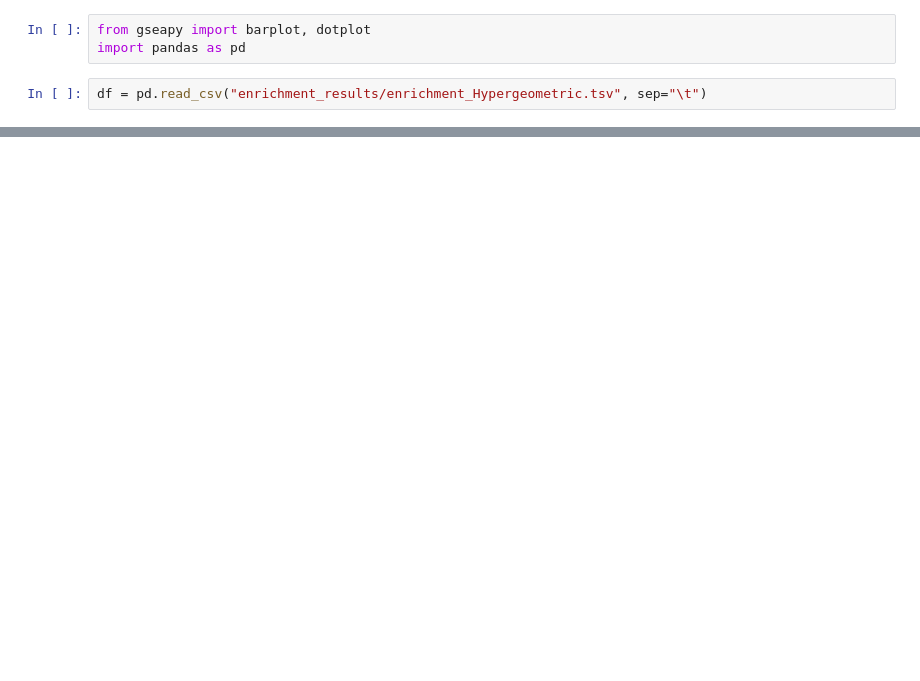
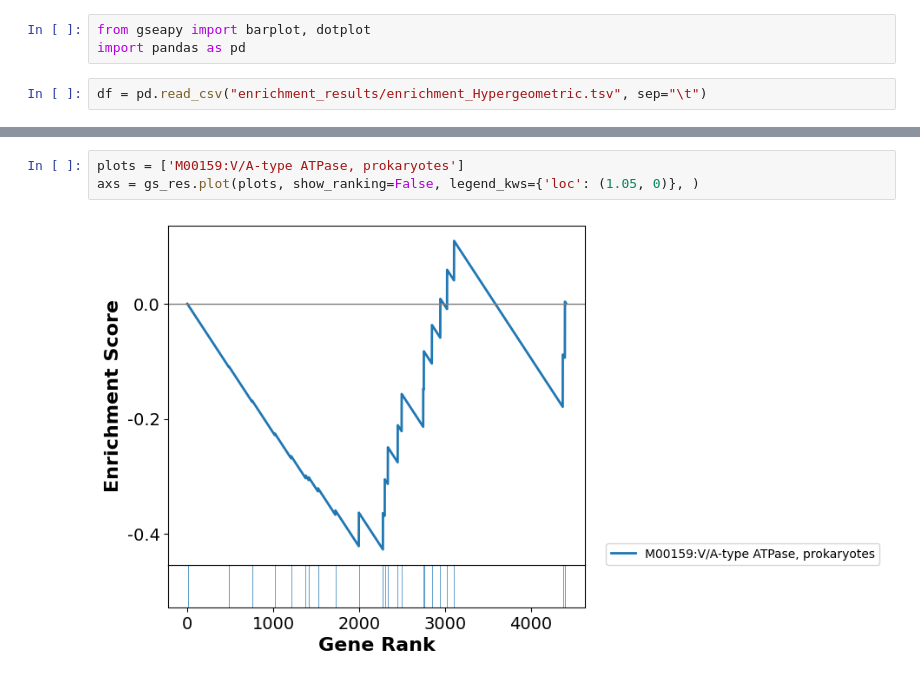
Before and after one commit to byemaxx/gseaGUI, a Jupyter notebook: plot.ipynb, the cells around one changed output, grey strips where cells are left out. Cells and saved outputs as stored; diff of their text form; blank space fills up the shorter version.

```diff
--- a/plot.ipynb
+++ b/plot.ipynb
@@ -42,0 +68,5 @@ axs = pre_res.plot(terms=terms[1]) # v1.0.5
+# %%
+plots = ['M00159:V/A-type ATPase, prokaryotes']
+axs = gs_res.plot(plots, show_ranking=False, legend_kws={'loc': (1.05, 0)}, )
+# %% [output]
+[figure, added]
```
Also changed, not shown: parts of 8 cells of this notebook.
